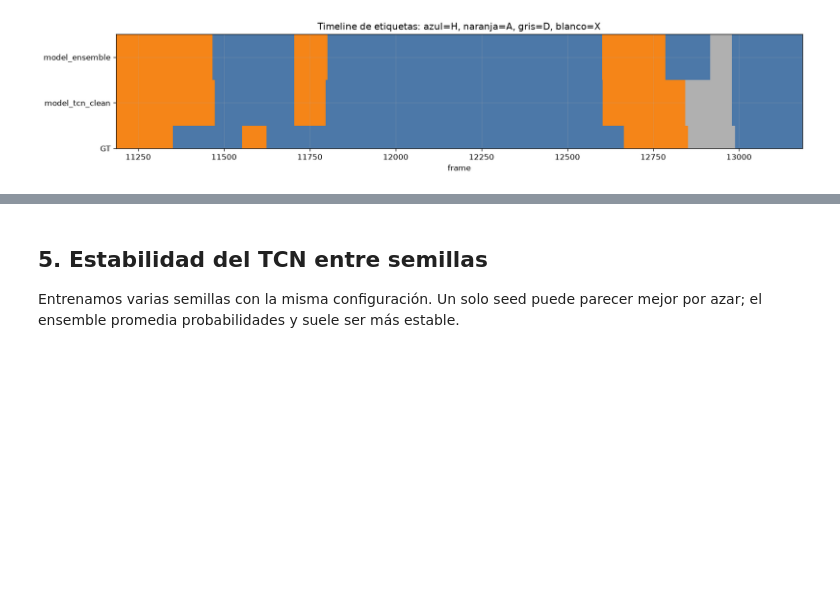
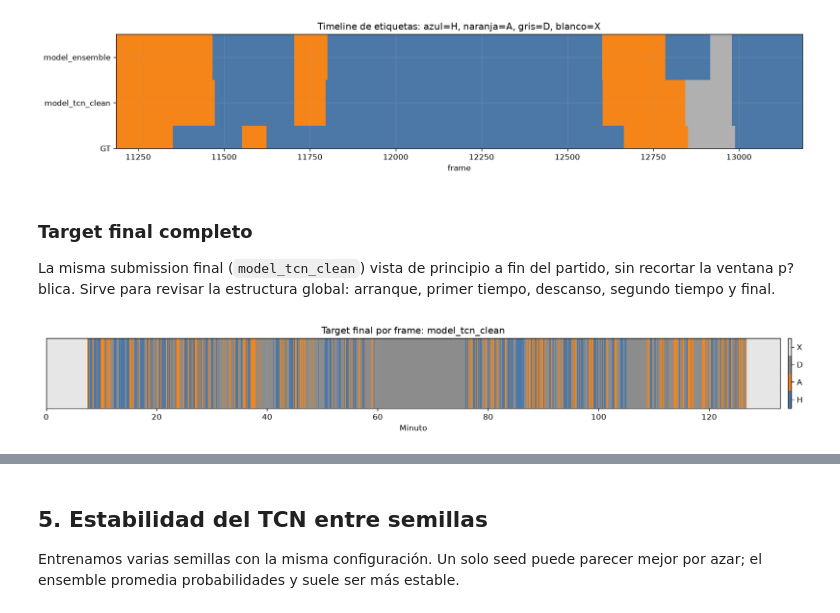
Before and after one commit to Camgomocod/more-than-a-hack-2027, a Jupyter notebook: models/ball_clean_ensemble/review_results.ipynb, the cells around one changed output, grey strips where cells are left out. Cells and saved outputs as stored; diff of their text form; code cells hidden in the pictures; blank space fills up the shorter version.

```diff
--- a/models/ball_clean_ensemble/review_results.ipynb
+++ b/models/ball_clean_ensemble/review_results.ipynb
@@ -408,3 +408,31 @@ plt.tight_layout()
 plt.show()
 # %% [output]
 [figure]
+# %% [markdown]
+### Target final completo
+
+La misma submission final (`model_tcn_clean`) vista de principio a fin del partido, sin recortar la ventana p?blica. Sirve para revisar la estructura global: arranque, primer tiempo, descanso, segundo tiempo y final.
+# %%
+full_cmap = ListedColormap(["#4c78a8", "#f58518", "#8c8c8c", "#e6e6e6"])
+minutes = len(target) / pm.FPS / 60.0
+
+fig, ax = plt.subplots(figsize=(14, 2.2))
+image = ax.imshow(
+    target[None, :],
+    aspect="auto",
+    interpolation="nearest",
+    origin="lower",
+    extent=[0, minutes, 0, 1],
+    cmap=full_cmap,
+    vmin=-0.5,
+    vmax=3.5,
+)
+ax.set_yticks([])
+ax.set_xlabel("Minuto")
+ax.set_title(f"Target final por frame: {TARGET}")
+cbar = fig.colorbar(image, ax=ax, ticks=[0, 1, 2, 3], pad=0.01, fraction=0.02)
+cbar.ax.set_yticklabels(list(pm.LABELS))
+plt.tight_layout()
+plt.show()
+# %% [output]
+[figure, added]
```
Also changed, not shown: parts of 4 cells of this notebook, 5 other files.
